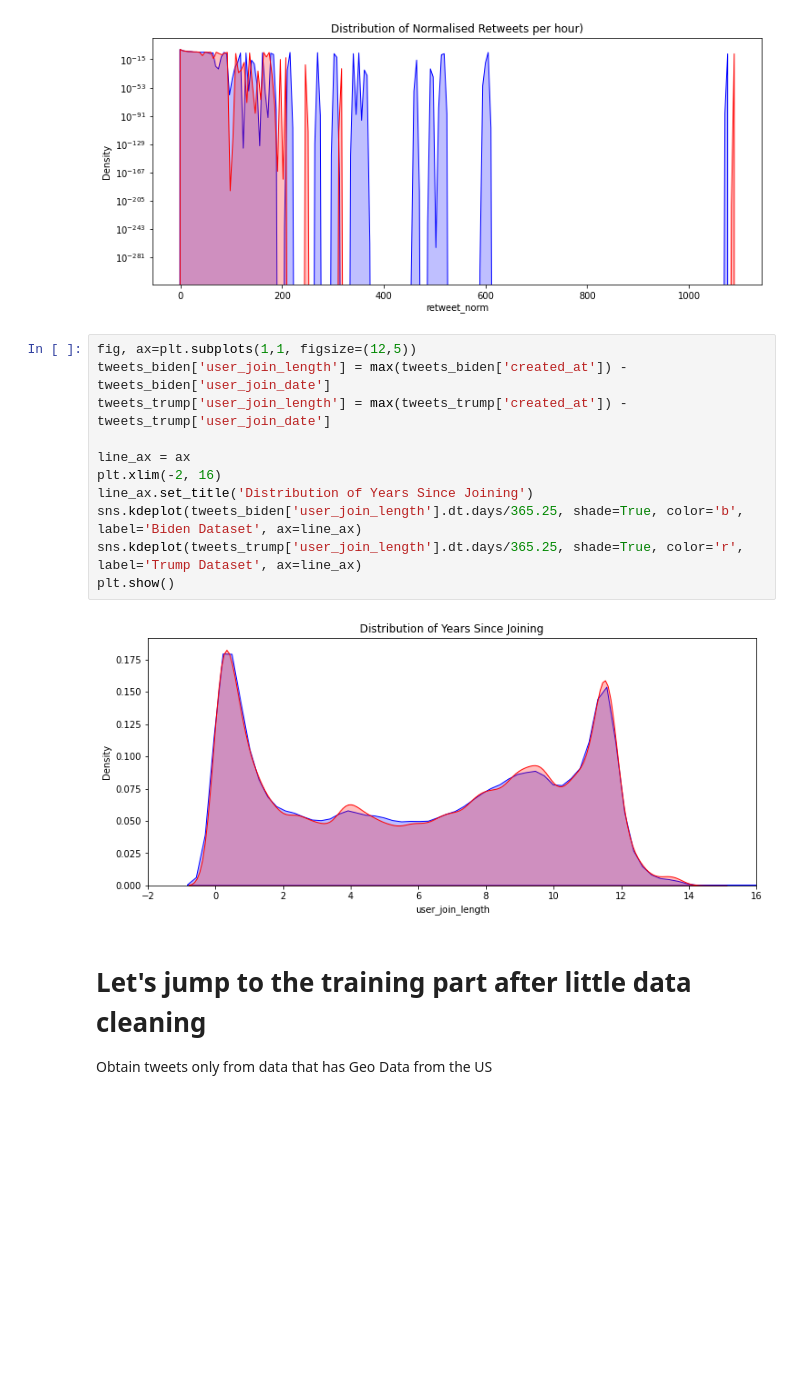
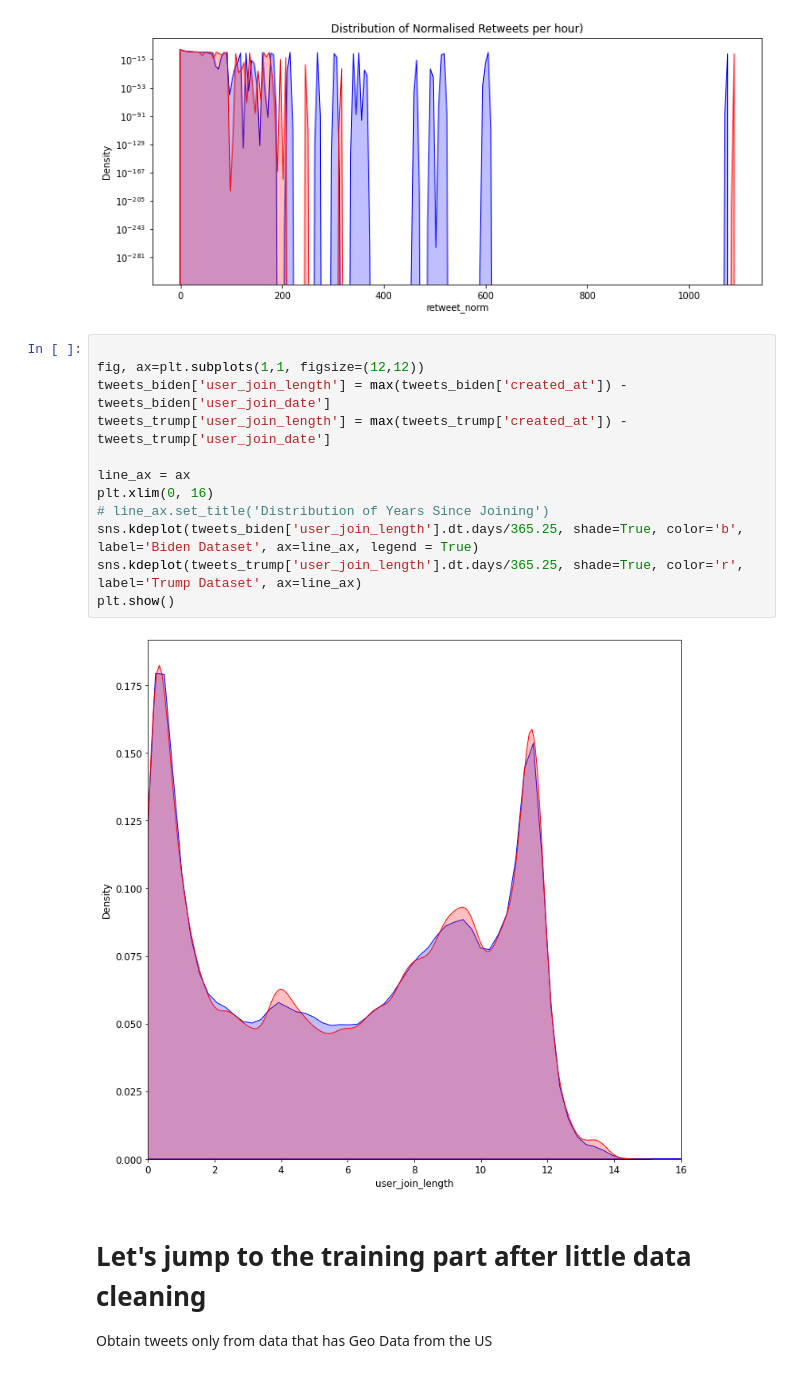
Before and after one commit to sydney-machine-learning/sentimentanalysis-USelections, a Jupyter notebook: main.ipynb, the cells around one changed output. Cells and saved outputs as stored; diff of their text form; blank space fills up the shorter version.

```diff
--- a/main.ipynb
+++ b/main.ipynb
@@ -470,18 +472,19 @@ plt.show()
 # %% [output]
 [figure]
 # %%
-fig, ax=plt.subplots(1,1, figsize=(12,5))
+
+fig, ax=plt.subplots(1,1, figsize=(12,12))
 tweets_biden['user_join_length'] = max(tweets_biden['created_at']) - tweets_biden['user_join_date']
 tweets_trump['user_join_length'] = max(tweets_trump['created_at']) - tweets_trump['user_join_date']
 
 line_ax = ax
-plt.xlim(-2, 16)
-line_ax.set_title('Distribution of Years Since Joining')
-sns.kdeplot(tweets_biden['user_join_length'].dt.days/365.25, shade=True, color='b', label='Biden Dataset', ax=line_ax)
+plt.xlim(0, 16)
+# line_ax.set_title('Distribution of Years Since Joining')
+sns.kdeplot(tweets_biden['user_join_length'].dt.days/365.25, shade=True, color='b', label='Biden Dataset', ax=line_ax, legend = True)
 sns.kdeplot(tweets_trump['user_join_length'].dt.days/365.25, shade=True, color='r', label='Trump Dataset', ax=line_ax)
 plt.show()
 # %% [output]
-[figure, old version]
+[figure, new version]
 # %% [markdown]
 # Let's jump to the training part after little data cleaning
 
```
Also changed, not shown: parts of 9 cells of this notebook.
